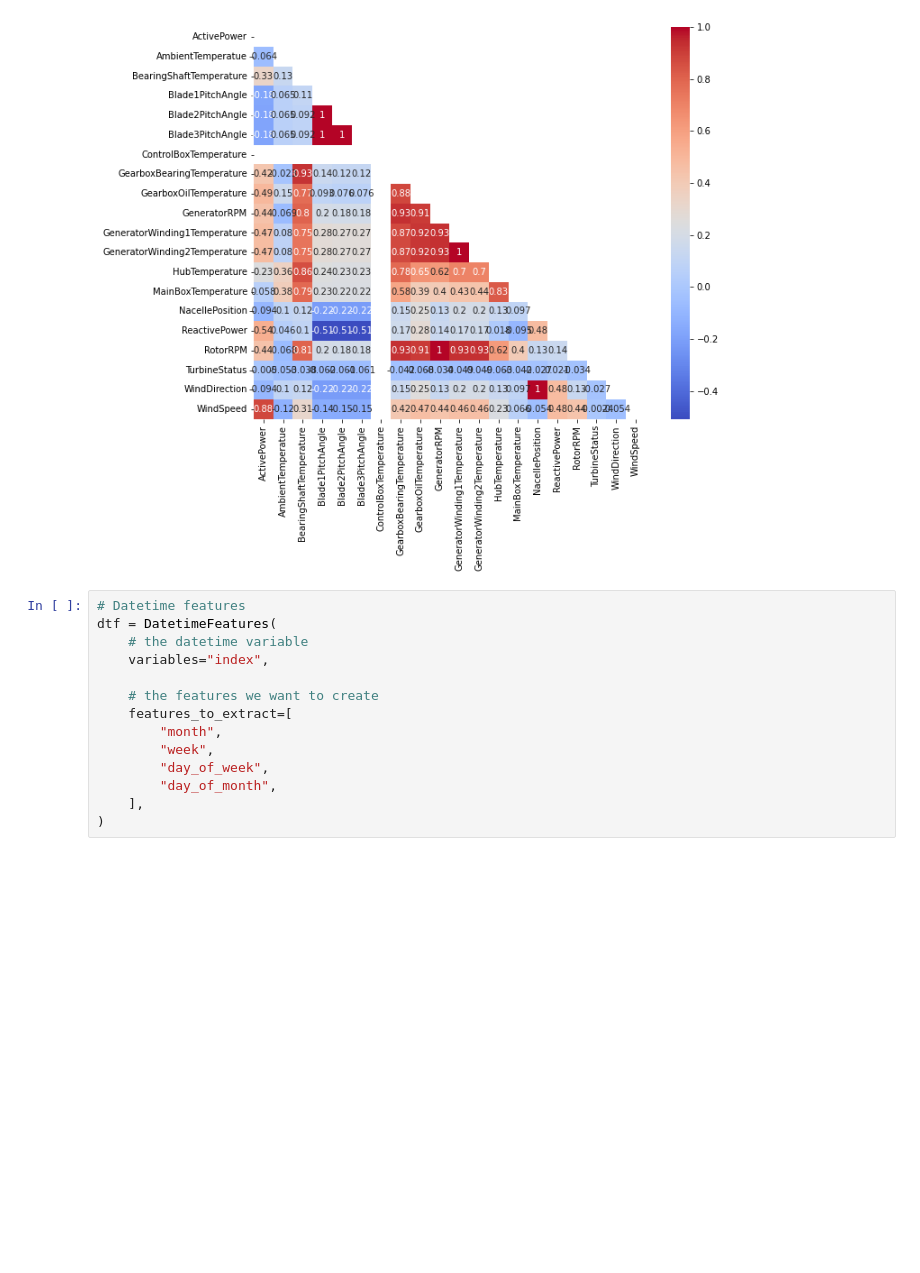
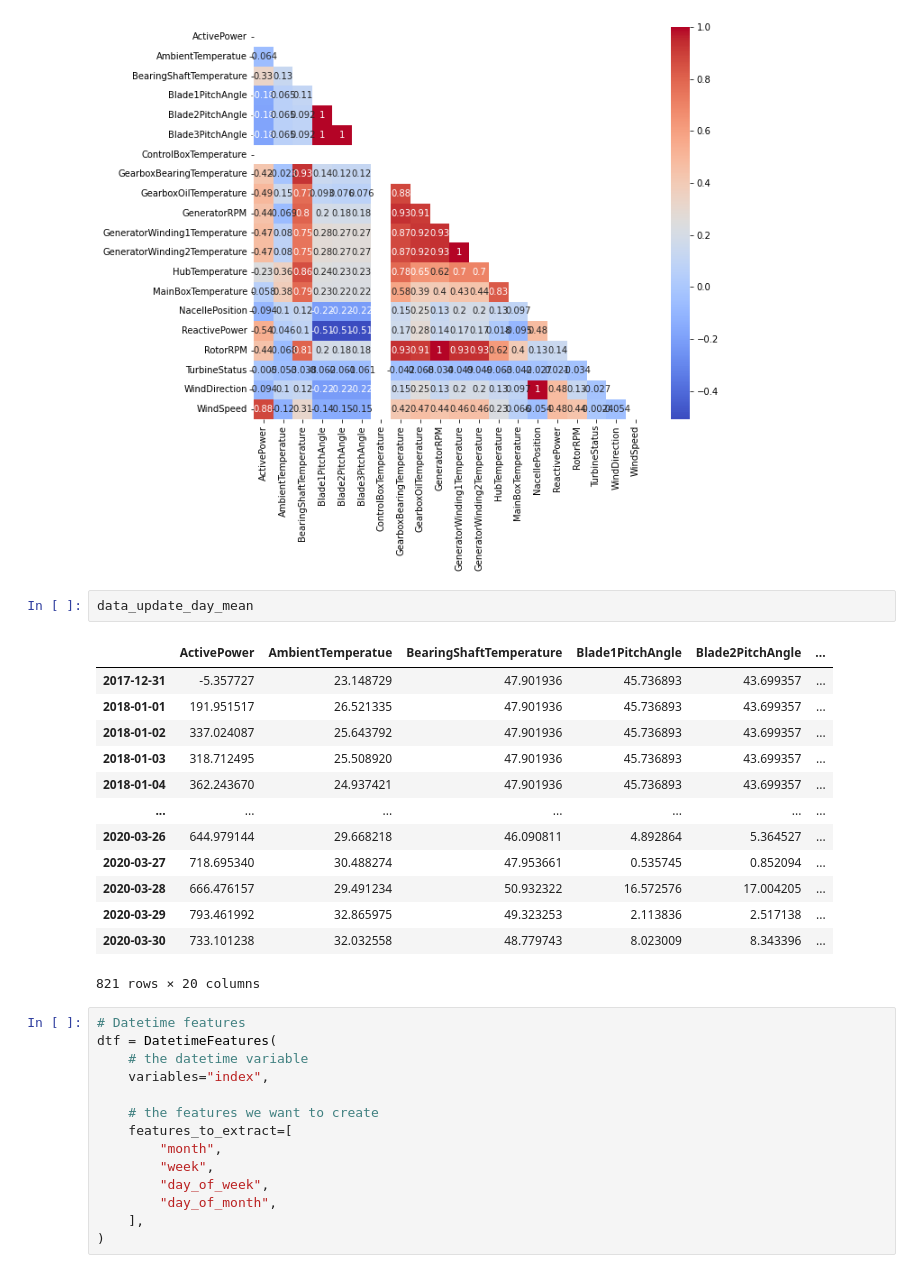
Before and after one commit to abilcode/legit-tst, a Jupyter notebook: technical_test/code/iter2/dataProcessing.ipynb, the cells around one changed output. Saved outputs shown, nothing was run; the diff lists cells and outputs as text; blank space fills up the shorter version.

```diff
--- a/technical_test/code/iter2/dataProcessing.ipynb
+++ b/technical_test/code/iter2/dataProcessing.ipynb
@@ -115,6 +115,22 @@ plt.show()
 Deprecated in NumPy 1.20; for more details and guidance: https://numpy.org/devdocs/release/1.20.0-notes.html#deprecations
   mask = np.zeros_like(corr_matrix, dtype=np.bool)
 [figure]
+# %%
+data_update_day_mean
+# %% [output]
+|  | ActivePower | AmbientTemperatue | BearingShaftTemperature | Blade1PitchAngle | Blade2PitchAngle | ... |
+| 2017-12-31 | -5.357727 | 23.148729 | 47.901936 | 45.736893 | 43.699357 | ... |
+| 2018-01-01 | 191.951517 | 26.521335 | 47.901936 | 45.736893 | 43.699357 | ... |
+| 2018-01-02 | 337.024087 | 25.643792 | 47.901936 | 45.736893 | 43.699357 | ... |
+| 2018-01-03 | 318.712495 | 25.508920 | 47.901936 | 45.736893 | 43.699357 | ... |
+| 2018-01-04 | 362.243670 | 24.937421 | 47.901936 | 45.736893 | 43.699357 | ... |
+| ... | ... | ... | ... | ... | ... | ... |
+| 2020-03-26 | 644.979144 | 29.668218 | 46.090811 | 4.892864 | 5.364527 | ... |
+| 2020-03-27 | 718.695340 | 30.488274 | 47.953661 | 0.535745 | 0.852094 | ... |
+| 2020-03-28 | 666.476157 | 29.491234 | 50.932322 | 16.572576 | 17.004205 | ... |
+| 2020-03-29 | 793.461992 | 32.865975 | 49.323253 | 2.113836 | 2.517138 | ... |
+| 2020-03-30 | 733.101238 | 32.032558 | 48.779743 | 8.023009 | 8.343396 | ... |
+821 rows × 20 columns
 # %%
 # Datetime features
 dtf = DatetimeFeatures(
```
Also changed, not shown: parts of 6 cells of this notebook, 3 other files.
